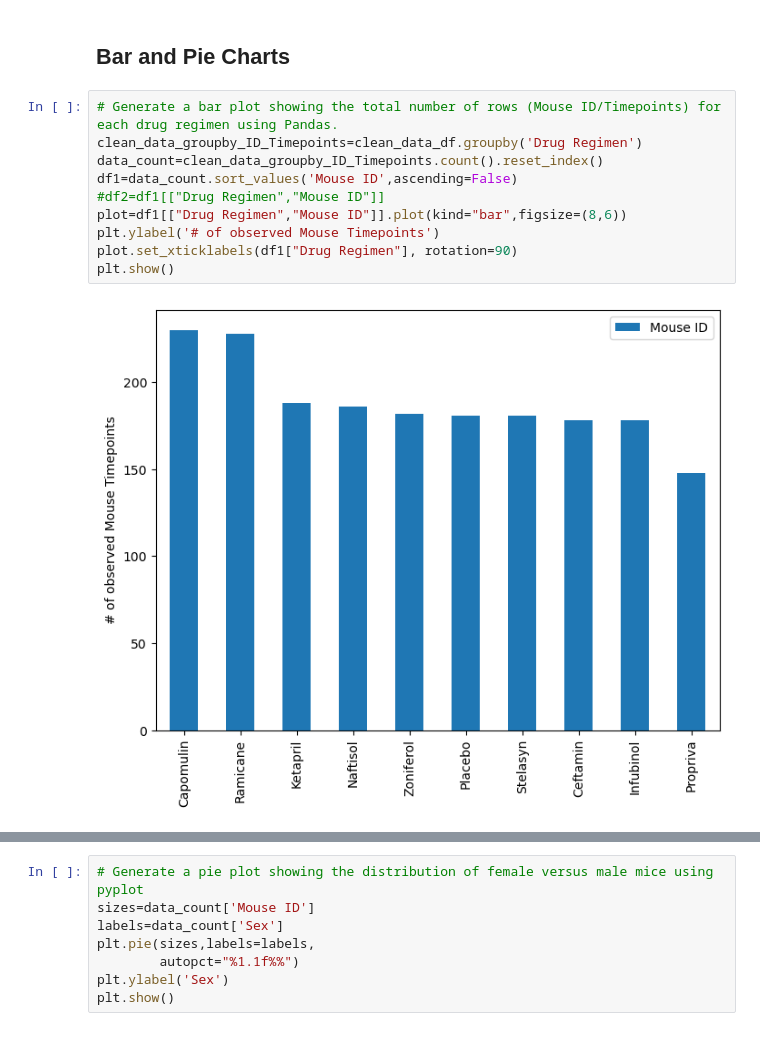
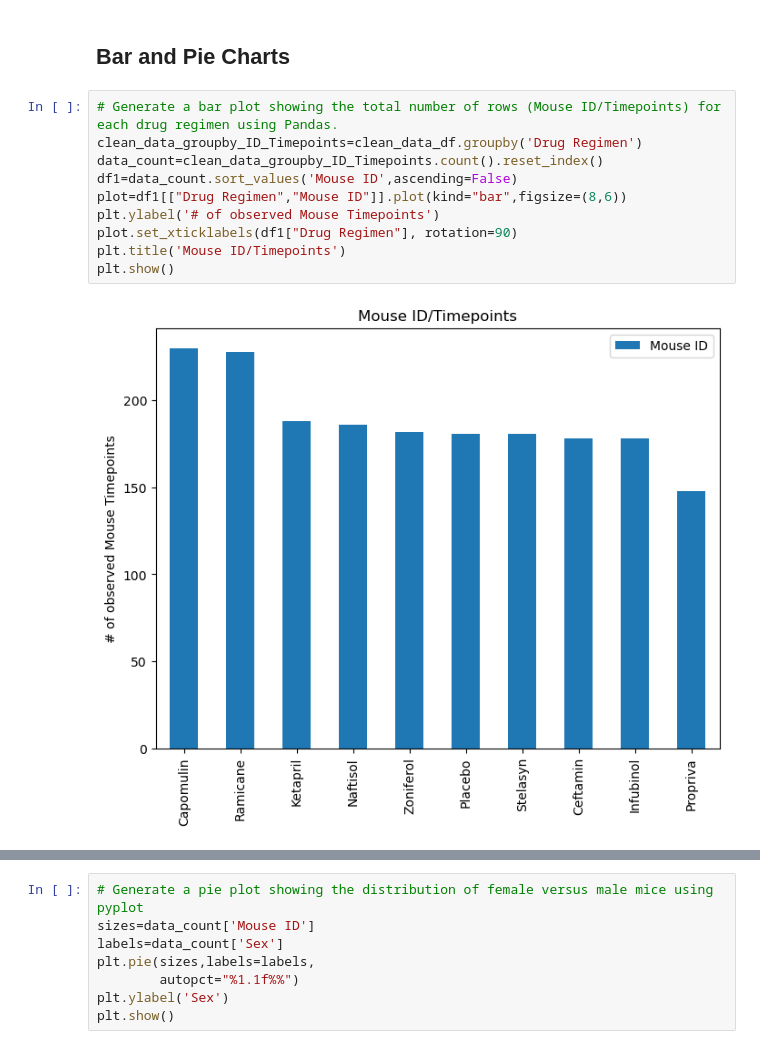
Before and after one commit to JollyCJoseph/module5-challenge, a Jupyter notebook: Starter_Code/Pymaceuticals/pymaceuticals.ipynb, the cells around one changed output, grey strips where cells are left out. Drawn from its saved outputs; the diff is of its cells as text.

```diff
--- a/Starter_Code/Pymaceuticals/pymaceuticals.ipynb
+++ b/Starter_Code/Pymaceuticals/pymaceuticals.ipynb
@@ -151,15 +147,15 @@ summary_stats.set_index('Drug Regimen')
 # %%
 # Generate a bar plot showing the total number of rows (Mouse ID/Timepoints) for each drug regimen using Pandas.
 clean_data_groupby_ID_Timepoints=clean_data_df.groupby('Drug Regimen')
 data_count=clean_data_groupby_ID_Timepoints.count().reset_index()
 df1=data_count.sort_values('Mouse ID',ascending=False)
-#df2=df1[["Drug Regimen","Mouse ID"]]
 plot=df1[["Drug Regimen","Mouse ID"]].plot(kind="bar",figsize=(8,6))
 plt.ylabel('# of observed Mouse Timepoints')
 plot.set_xticklabels(df1["Drug Regimen"], rotation=90)
+plt.title('Mouse ID/Timepoints')
 plt.show()
 # %% [output]
-[figure, old version]
+[figure, new version]
 # %%
 # Generate a bar plot showing the total number of rows (Mouse ID/Timepoints) for each drug regimen using pyplot.
 clean_data_groupby_ID_Timepoints=clean_data_df.groupby('Drug Regimen')
```
Also changed, not shown: parts of 11 cells of this notebook.
